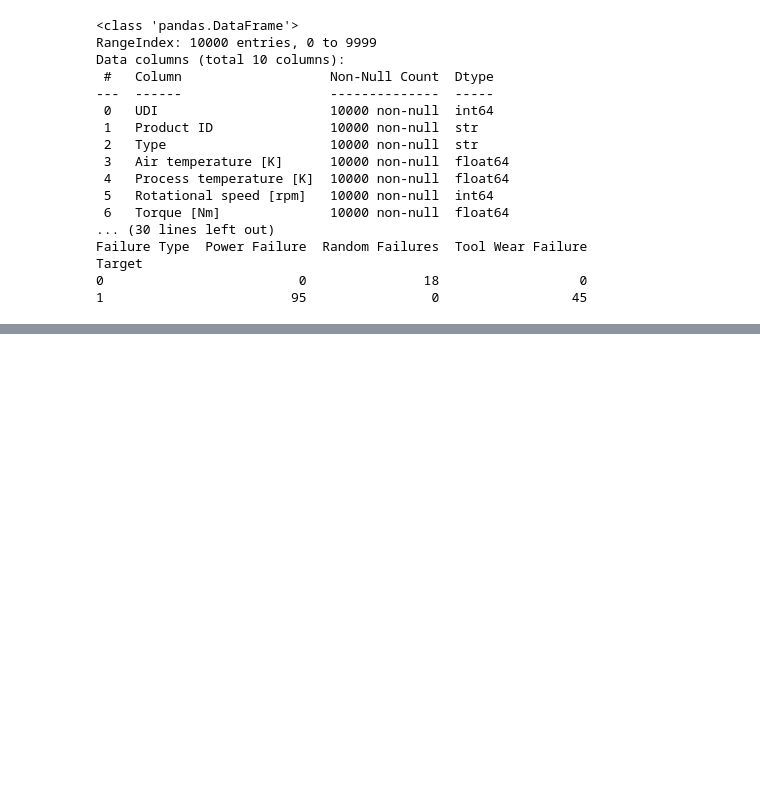
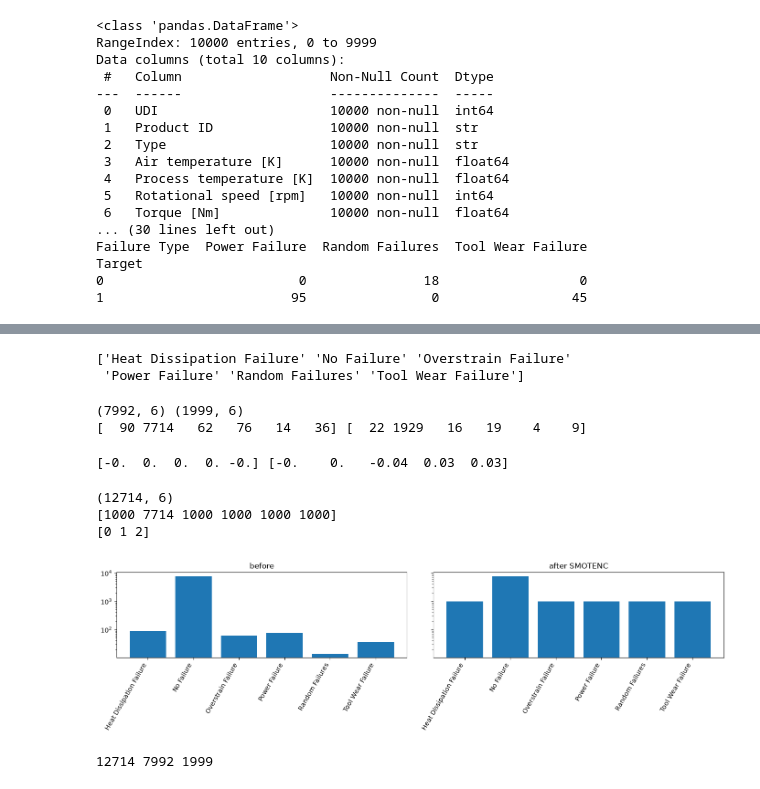
Before and after one commit to pickleomar/DeepLearning-Lab1, a Jupyter notebook: part2-classification.ipynb, the cells around one changed output, grey strips where cells are left out. Drawn from its saved outputs; the diff is of its cells as text; code cells hidden in the pictures; blank space fills up the shorter version.

```diff
--- a/part2-classification.ipynb
+++ b/part2-classification.ipynb
@@ -36,0 +85,57 @@ Target
+# %%
+from sklearn.preprocessing import LabelEncoder
+from sklearn.preprocessing import StandardScaler
+from sklearn.model_selection import train_test_split
+
+# encode the labels
+le = LabelEncoder()
+y = le.fit_transform(df["Failure Type"])
+print(le.classes_)
+X = df.drop(columns=["Failure Type"])
+# %% [output]
+['Heat Dissipation Failure' 'No Failure' 'Overstrain Failure'
+ 'Power Failure' 'Random Failures' 'Tool Wear Failure']
+# %%
+# stratified split: keeps the class proportions in train and test
+X_train, X_test, y_train, y_test = train_test_split(X, y, test_size=0.2, stratify=y, random_state=42)
+print(X_train.shape, X_test.shape)
+print(np.bincount(y_train), np.bincount(y_test))
+# %% [output]
+(7992, 6) (1999, 6)
+[  90 7714   62   76   14   36] [  22 1929   16   19    4    9]
+# %%
+# standardize the numeric columns (fit on the training set only)
+sc = StandardScaler()
+X_train[num] = sc.fit_transform(X_train[num])
+X_test[num] = sc.transform(X_test[num])
+print(X_train[num].mean().round(2).values, X_test[num].mean().round(2).values)
+# %% [output]
+[-0.  0.  0.  0. -0.] [-0.    0.   -0.04  0.03  0.03]
+# %%
+#Balance - augmentation technique
+from imblearn.over_sampling import SMOTENC
+
+# the 5 failure classes are brought up to 1000 samples each, No Failure (class 1) stays as it is
+strategy = {0: 1000, 2: 1000, 3: 1000, 4: 1000, 5: 1000}
+sm = SMOTENC(categorical_features=[0], sampling_strategy=strategy, random_state=42)
+X_train_bal, y_train_bal = sm.fit_resample(X_train, y_train)
+print(X_train_bal.shape)
+print(np.bincount(y_train_bal))
+print(X_train_bal["Type"].unique())
+# %% [output]
+(12714, 6)
+[1000 7714 1000 1000 1000 1000]
+[0 1 2]
+# %%
+fig, ax = plt.subplots(1, 2, figsize=(14, 4), sharey=True)
+for a, c, t in zip(ax, [np.bincount(y_train), np.bincount(y_train_bal)], ["before", "after SMOTENC"]):
+    a.bar(range(6), c)
+    a.set_yscale("log")
+    a.set_xticks(range(6))
+    a.set_xticklabels(le.classes_, rotation=60, ha="right")
+    a.set_title(t)
+plt.tight_layout()
+plt.savefig("figures/balancing.png", dpi=150, bbox_inches="tight")
+plt.show()
+# %% [output]
+[figure, added]
@@ -36,0 +165,13 @@ Target
+# %%
+# prepare the dataset
+def prepare_data(X_train_bal, y_train_bal, X_train, y_train, X_test, y_test):
+    # prepare data loaders
+    train_dl = DataLoader(MaintenanceDataset(X_train_bal, y_train_bal), batch_size=32, shuffle=True)
+    train_orig_dl = DataLoader(MaintenanceDataset(X_train, y_train), batch_size=1024, shuffle=False)
+    test_dl = DataLoader(MaintenanceDataset(X_test, y_test), batch_size=1024, shuffle=False)
+    return train_dl, train_orig_dl, test_dl
+
+train_dl, train_orig_dl, test_dl = prepare_data(X_train_bal, y_train_bal, X_train, y_train, X_test, y_test)
+print(len(train_dl.dataset), len(train_orig_dl.dataset), len(test_dl.dataset))
+# %% [output]
+12714 7992 1999
```
Also changed, not shown: parts of 17 cells of this notebook, 9 other files.
